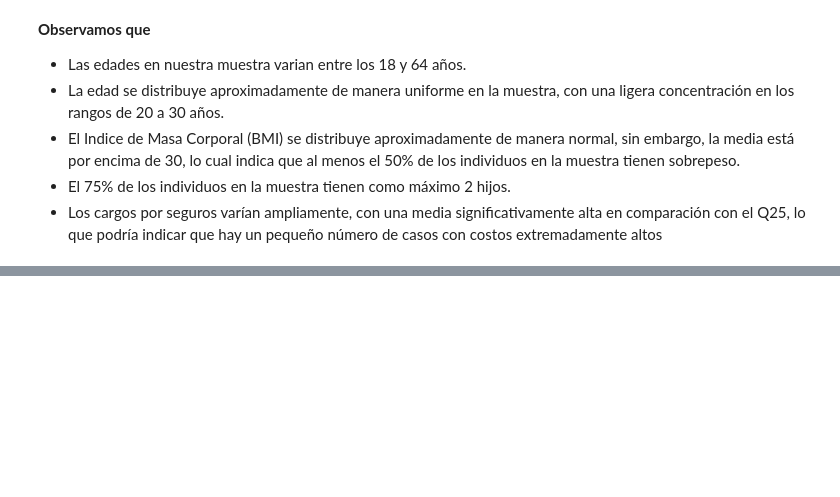
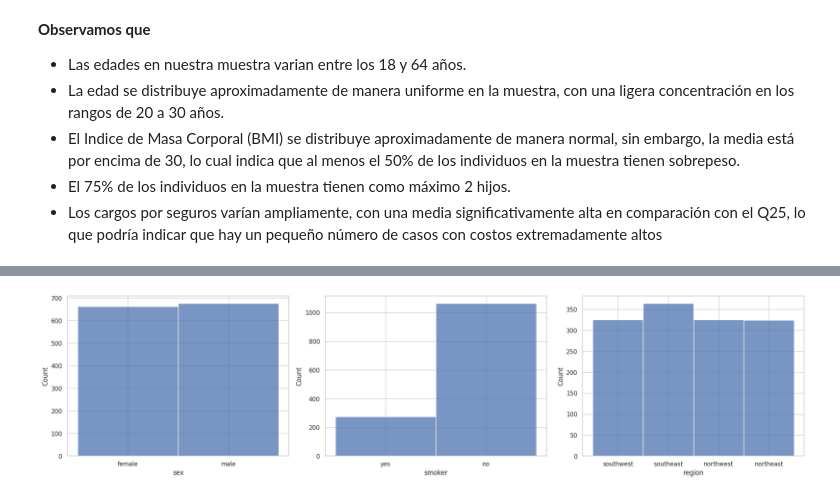
Before and after one commit to jmejiaes/medicalt_cost_prediction, a Jupyter notebook: noteboks/development.ipynb, the cells around one changed output, grey strips where cells are left out. Drawn from its saved outputs; the diff is of its cells as text; code cells hidden in the pictures; blank space fills up the shorter version.

```diff
--- a/noteboks/development.ipynb
+++ b/noteboks/development.ipynb
@@ -218,0 +172,2 @@ plt.show()  # Muestra los gráficos
+# %%
+categorical_variables = df_eda.select_dtypes(include='object').columns
@@ -218,0 +186,12 @@ plt.show()  # Muestra los gráficos
+# %%
+## A continuacion hagamos un countplot para cada una de las varibales categoricas
+fig, axes = plt.subplots(1, 3, figsize=(20, 5))
+
+for ax, var in zip(axes.flatten(), categorical_variables):
+    sns.histplot(x=var, data=df_eda, ax=ax)
+
+
+
+plt.tight_layout()
+# %% [output]
+[figure, added]
```
Also changed, not shown: parts of 8 cells of this notebook.
